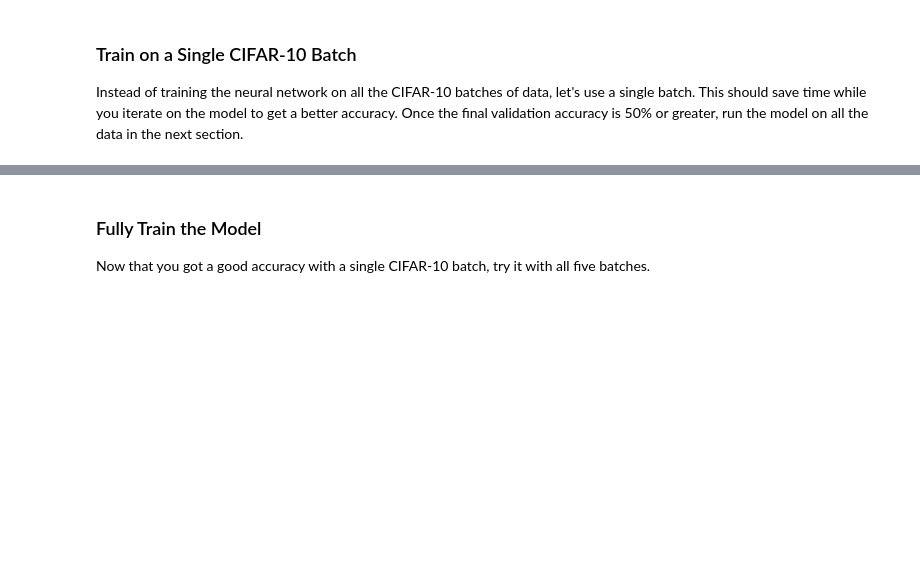
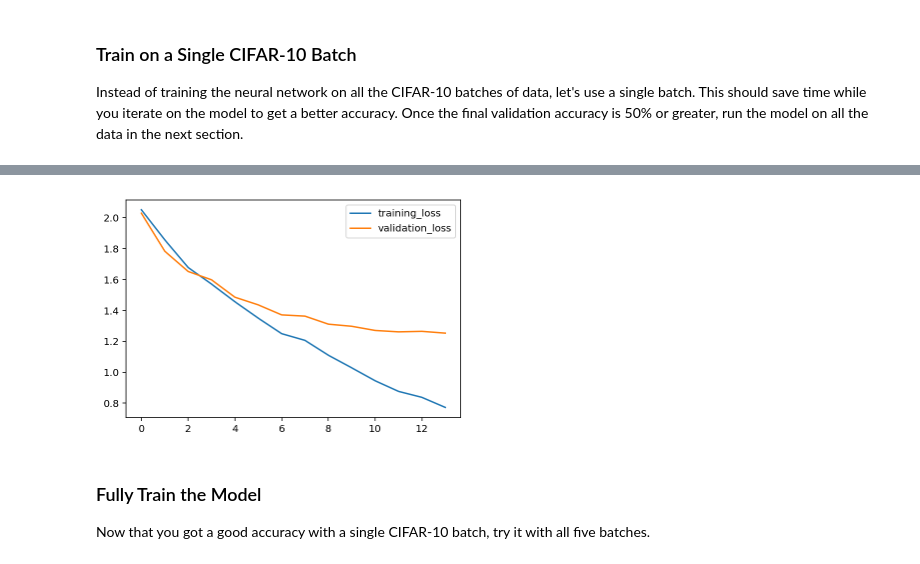
Before and after one commit to Carterhuang/image-classification, a Jupyter notebook: dlnd_image_classification.ipynb, the cells around one changed output, grey strips where cells are left out. Cells and saved outputs as stored; diff of their text form; code cells hidden in the pictures; blank space fills up the shorter version.

```diff
--- a/dlnd_image_classification.ipynb
+++ b/dlnd_image_classification.ipynb
@@ -391,9 +395,12 @@ def conv_net(x, keep_prob):
     # Function Definition from Above:
     #    conv2d_maxpool(x_tensor, conv_num_outputs, conv_ksize, conv_strides, pool_ksize, pool_strides)
 
-    conv = conv2d_maxpool(x, 16, [8,8], [1,1], [2,2], [1,1])
-    conv = conv2d_maxpool(conv, 32, [4,4], [1,1], [2,2], [1,1])
-    conv = conv2d_maxpool(conv, 128, [2,2], [1,1], [2,2], [1,1])
+    # A side comment: according to http://cs231n.github.io/convolutional-networks/, convolution kernal layer
+    # size should rarely be larger than 3 x 3. Why is the course material suggesting things like 7 x 7?
+
+    conv = conv2d_maxpool(x, 16, [3,3], [1,1], [2,2], [1,1])
+    conv = conv2d_maxpool(conv, 32, [3,3], [1,1], [2,2], [1,1])
+    conv = conv2d_maxpool(conv, 64, [1,1], [1,1], [2,2], [1,1])
 
     # TODO: Apply a Flatten Layer
     # Function Definition from Above:
@@ -406,9 +413,8 @@ def conv_net(x, keep_prob):
     # Function Definition from Above:
     #   fully_conn(x_tensor, num_outputs)
 
-    fully_connected = fully_conn(flat, 80)
-    fully_connected = fully_conn(fully_connected, 80)
-#     fully_connected = fully_conn(fully_connected, 32)
+    fully_connected = fully_conn(flat, 96)
+    fully_connected = fully_conn(fully_connected, 64)
 
     dropout = tf.nn.dropout(fully_connected, keep_prob)
 
@@ -533,6 +539,8 @@ def print_stats(session, feature_batch, label_batch, cost, accuracy):
 
         print('validation loss: ', validation_loss)
         print('validation accuracy', validation_accuracy)
+
+        return training_loss, validation_loss
 # %% [markdown]
 ### Hyperparameters
 Tune the following parameters:
@@ -545,9 +553,9 @@ Tune the following parameters:
 * Set `keep_probability` to the probability of keeping a node using dropout
 # %%
 # TODO: Tune Parameters
-epochs = 60
-batch_size = 1024
-keep_probability = 0.44
+epochs = 14
+batch_size = 512
+keep_probability = 0.8
 # %% [markdown]
 ### Train on a Single CIFAR-10 Batch
 Instead of training the neural network on all the CIFAR-10 batches of data, let's use a single batch. This should save time while you iterate on the model to get a better accuracy.  Once the final validation accuracy is 50% or greater, run the model on all the data in the next section.
@@ -556,6 +564,10 @@ Instead of training the neural network on all the CIFAR-10 batches of data, let'
 DON'T MODIFY ANYTHING IN THIS CELL
 """
 print('Checking the Training on a Single Batch...')
+
+t_loss = []
+v_loss = []
+
 with tf.Session() as sess:
     # Initializing the variables
     sess.run(tf.global_variables_initializer())
@@ -566,6 +578,14 @@ with tf.Session() as sess:
         for batch_features, batch_labels in helper.load_preprocess_training_batch(batch_i, batch_size):
             train_neural_network(sess, optimizer, keep_probability, batch_features, batch_labels)
         print('Epoch {:>2}, CIFAR-10 Batch {}:  '.format(epoch + 1, batch_i), end='')
-        print_stats(sess, batch_features, batch_labels, cost, accuracy)
+
+        training_loss, validation_loss = print_stats(sess, batch_features, batch_labels, cost, accuracy)
+        t_loss.append(training_loss)
+        v_loss.append(validation_loss)
+
+plt.plot(range(int(epochs)), t_loss)
+plt.plot(range(int(epochs)), v_loss)
+plt.legend(['training_loss', 'validation_loss'])
+plt.show()
 # %% [output]
 Checking the Training on a Single Batch...
@@ -588,3 +608,4 @@ validation accuracy 0.4516
+[figure, added]
 # %% [markdown]
 ### Fully Train the Model
 Now that you got a good accuracy with a single CIFAR-10 batch, try it with all five batches.
```
Also changed, not shown: parts of 5 cells of this notebook, 1 other file.
